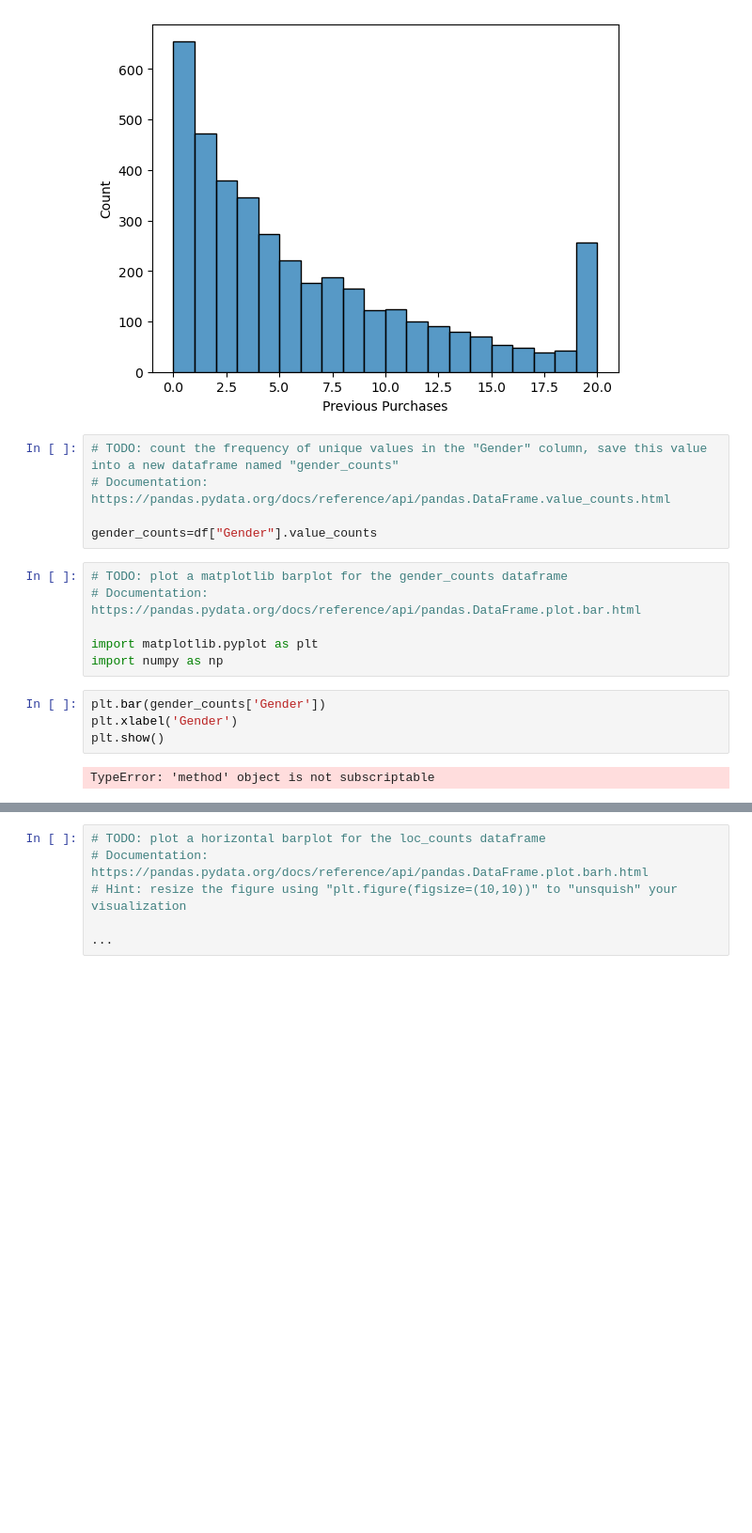
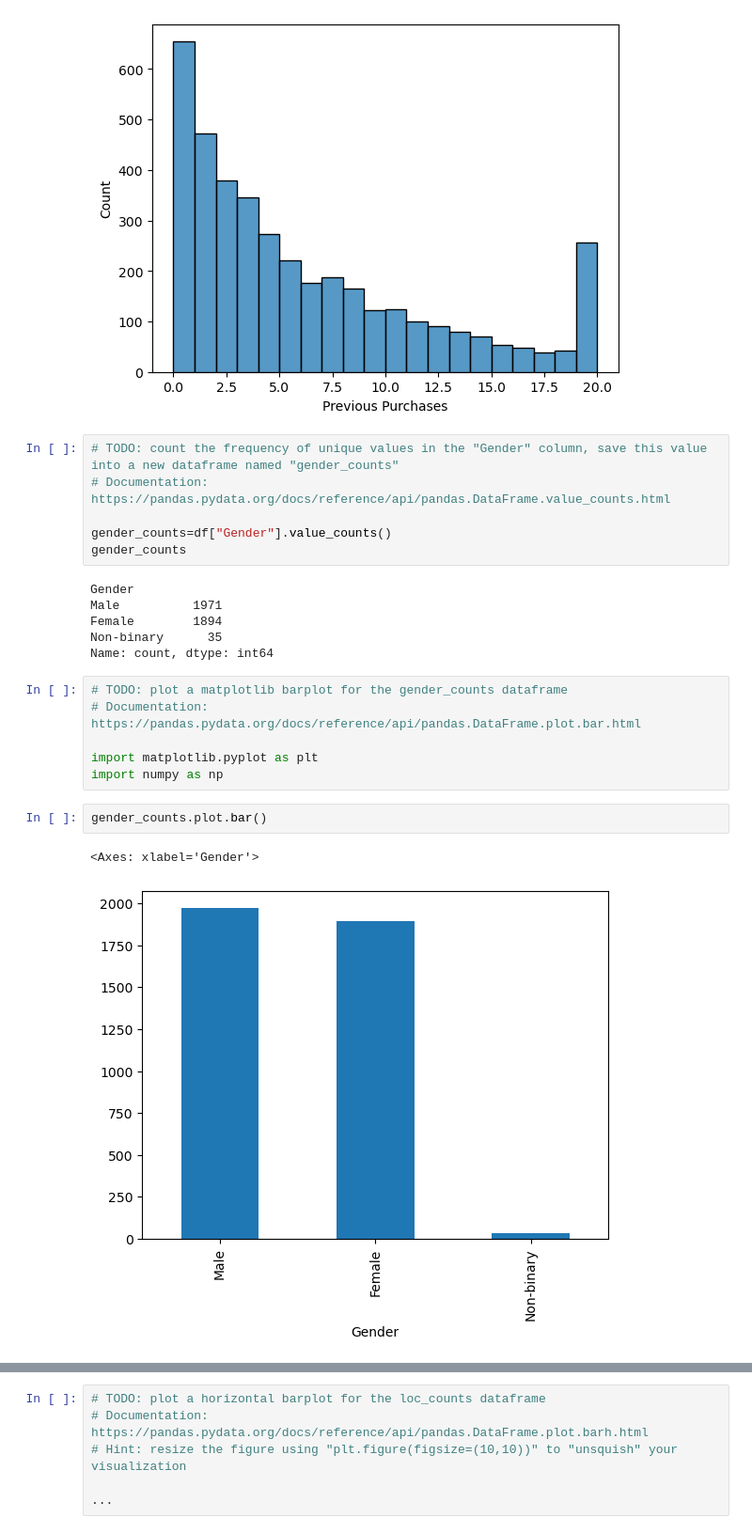
Before and after one commit to adesoyee/shopping-data-lab, a Jupyter notebook: code/01explore.ipynb, the cells around one changed output, grey strips where cells are left out. Shown at 94% size. Saved outputs shown, nothing was run; the diff lists cells and outputs as text; blank space fills up the shorter version.

```diff
--- a/code/01explore.ipynb
+++ b/code/01explore.ipynb
@@ -83,19 +83,25 @@ sns.histplot(data=df, x="Previous Purchases")
 # TODO: count the frequency of unique values in the "Gender" column, save this value into a new dataframe named "gender_counts"
 # Documentation: https://pandas.pydata.org/docs/reference/api/pandas.DataFrame.value_counts.html
 
-gender_counts=df["Gender"].value_counts
+gender_counts=df["Gender"].value_counts()
+gender_counts
+# %% [output]
+Gender
+Male          1971
+Female        1894
+Non-binary      35
+Name: count, dtype: int64
 # %%
 # TODO: plot a matplotlib barplot for the gender_counts dataframe
 # Documentation: https://pandas.pydata.org/docs/reference/api/pandas.DataFrame.plot.bar.html
 
 import matplotlib.pyplot as plt
 import numpy as np
-# %%
-plt.bar(gender_counts['Gender'])
-plt.xlabel('Gender')
-plt.show()
-# %% [output]
-TypeError: 'method' object is not subscriptable
+# %%
+gender_counts.plot.bar()
+# %% [output]
+<Axes: xlabel='Gender'>
+[figure, added]
 # %%
 # TODO: count the frequency of unique values in the "Season" column, save this value into a new dataframe named "season_counts"
 
```
Also changed, not shown: parts of 29 cells of this notebook, 2 other files.
